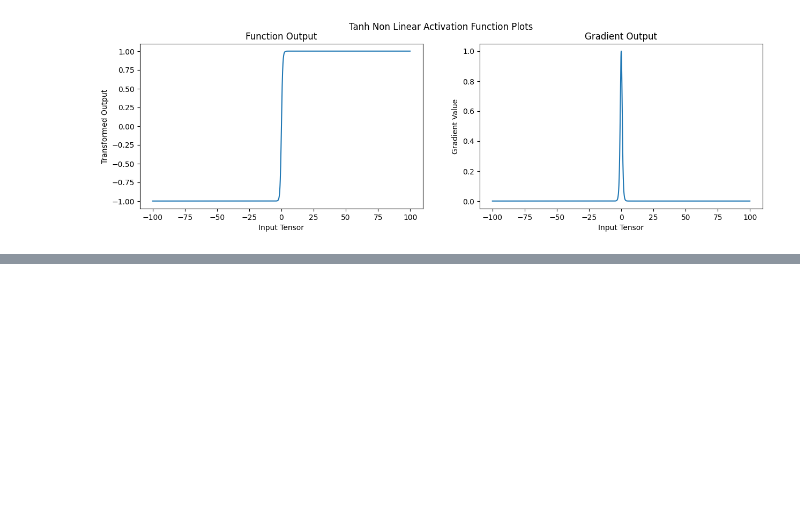
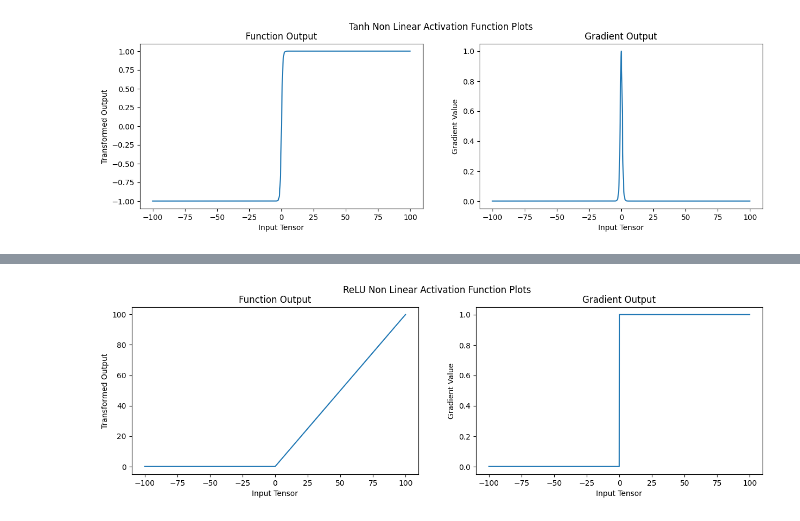
Before and after one commit to Vaibhavsareen1/pytorch-fundamentals, a Jupyter notebook: notebooks/activation_functions.ipynb, the cells around one changed output, grey strips where cells are left out. Drawn from its saved outputs; the diff is of its cells as text; code cells hidden in the pictures; blank space fills up the shorter version.

Commit message:
Add ReLU non linear activation function

```diff
--- a/notebooks/activation_functions.ipynb
+++ b/notebooks/activation_functions.ipynb
@@ -192,0 +223,16 @@ plot_activation_graphs(function_name="Tanh Non Linear Activation Function",
+# %%
+# Result of applying Rectified Linear Unit (ReLU) non linear activation function on input tensor
+function_output = torch.nn.ReLU().forward(x)
+# Result of first order of differentiation of tanh function using input tensor
+## Detach and clone the forward propagated output of ReLU function
+gradient_output = function_output.detach().clone()
+gradient_output[gradient_output > 0] = 1
+
+
+# Plot results
+plot_activation_graphs(function_name="ReLU Non Linear Activation Function",
+                       input_tensor=x,
+                       function_output=function_output,
+                       gradient_output=gradient_output)
+# %% [output]
+[figure, added]
```
Also changed, not shown: parts of 2 cells of this notebook, 2 other files.
